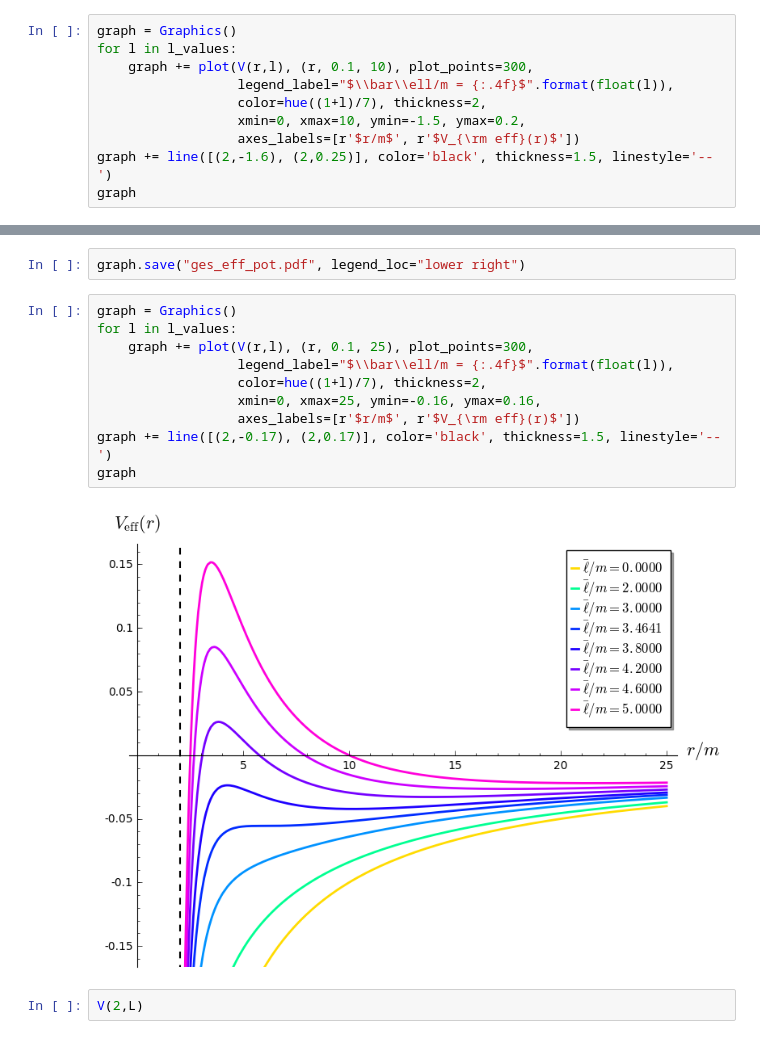
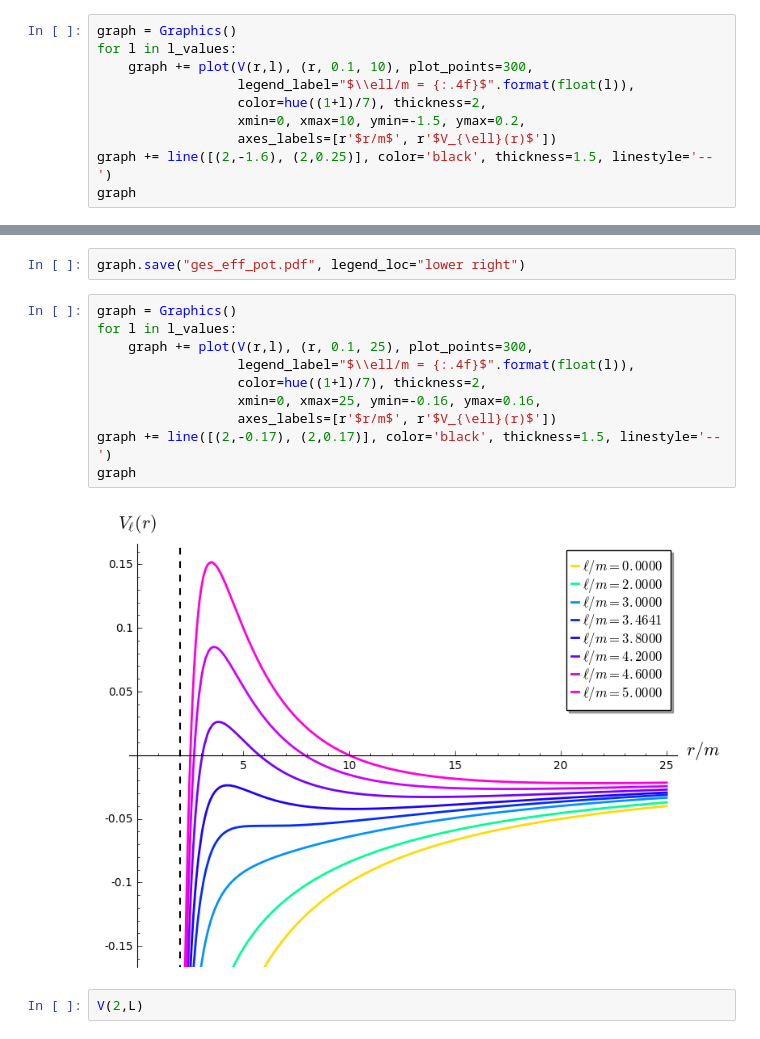
Before and after one commit to egourgoulhon/BHLectures, a Jupyter notebook: sage/ges_effective_potential.ipynb, the cells around one changed output, grey strips where cells are left out. Saved outputs shown, nothing was run; the diff lists cells and outputs as text.

```diff
--- a/sage/ges_effective_potential.ipynb
+++ b/sage/ges_effective_potential.ipynb
@@ -25,10 +25,10 @@ l_values = [0, 2, 3.0, 2*sqrt(3), 3.8, 4.2, 4.6, 5.0]
 graph = Graphics()
 for l in l_values:
     graph += plot(V(r,l), (r, 0.1, 10), plot_points=300,
-                  legend_label="$\\bar\\ell/m = {:.4f}$".format(float(l)),
+                  legend_label="$\\ell/m = {:.4f}$".format(float(l)),
                   color=hue((1+l)/7), thickness=2,
                   xmin=0, xmax=10, ymin=-1.5, ymax=0.2,
-                  axes_labels=[r'$r/m$', r'$V_{\rm eff}(r)$'])
+                  axes_labels=[r'$r/m$', r'$V_{\ell}(r)$'])
 graph += line([(2,-1.6), (2,0.25)], color='black', thickness=1.5, linestyle='--')
 graph
 # %% [output]
@@ -38,15 +38,15 @@ graph.save("ges_eff_pot.pdf", legend_loc="lower right")
 # %%
 graph = Graphics()
 for l in l_values:
     graph += plot(V(r,l), (r, 0.1, 25), plot_points=300,
-                  legend_label="$\\bar\\ell/m = {:.4f}$".format(float(l)),
+                  legend_label="$\\ell/m = {:.4f}$".format(float(l)),
                   color=hue((1+l)/7), thickness=2,
                   xmin=0, xmax=25, ymin=-0.16, ymax=0.16,
-                  axes_labels=[r'$r/m$', r'$V_{\rm eff}(r)$'])
+                  axes_labels=[r'$r/m$', r'$V_{\ell}(r)$'])
 graph += line([(2,-0.17), (2,0.17)], color='black', thickness=1.5, linestyle='--')
 graph
 # %% [output]
-[figure, old version]
+[figure, new version]
 # %%
 V(2,L)
 # %% [output]
```
Also changed, not shown: parts of 9 cells of this notebook, 7 other files.
